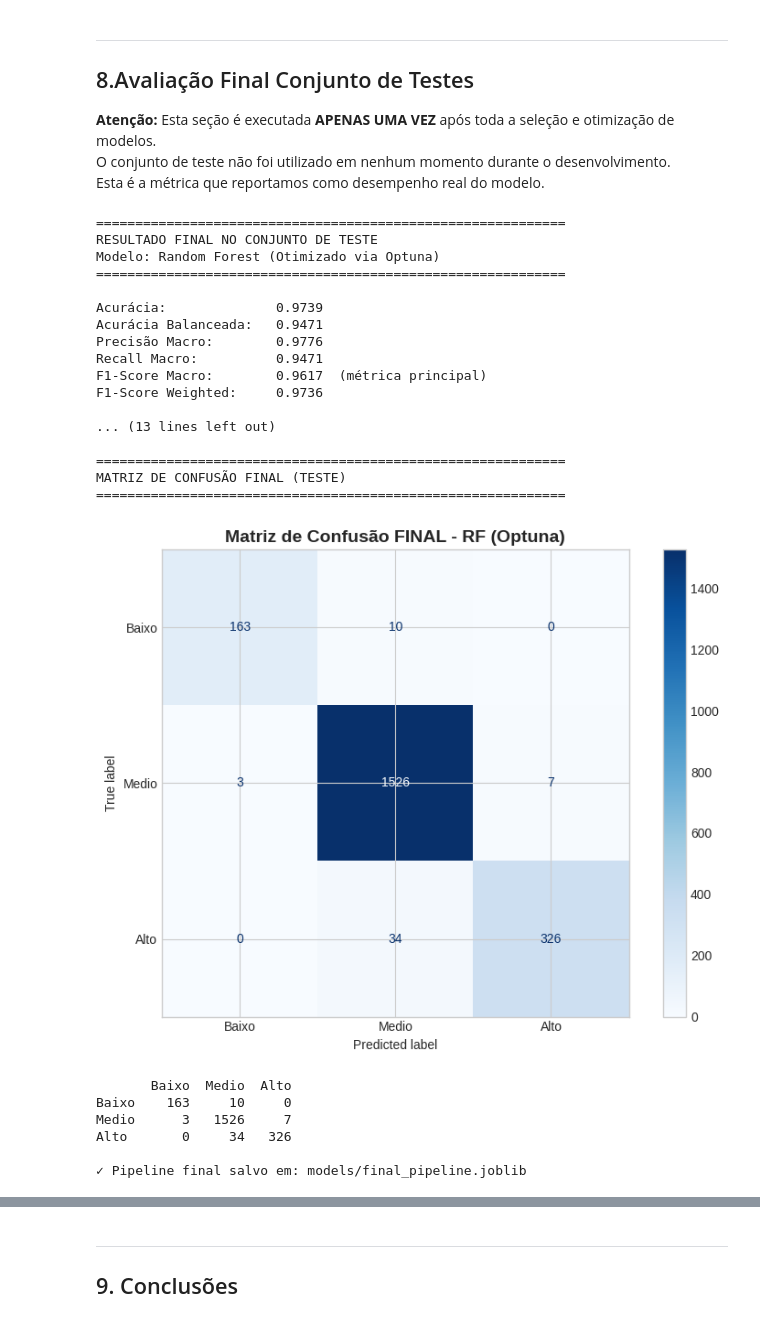
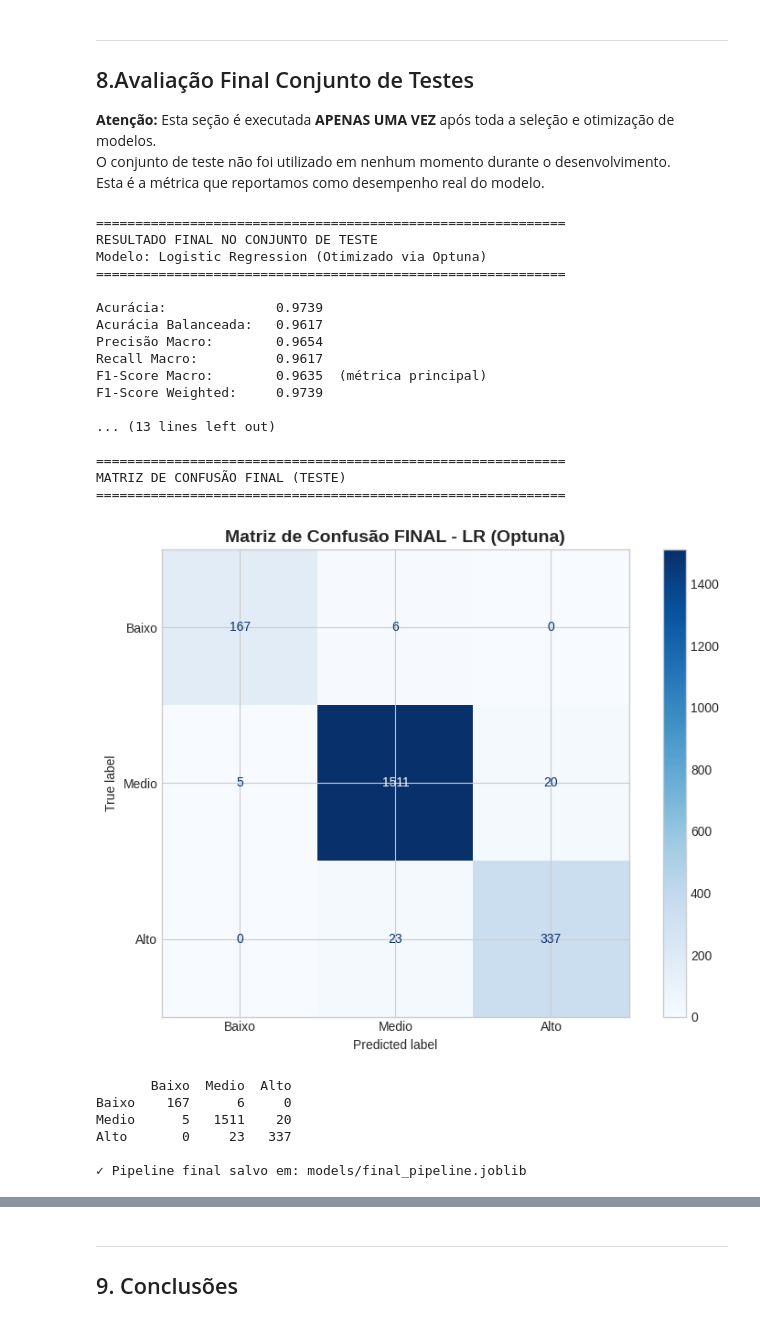
Before and after one commit to JaumGabriell/testesC318, a Jupyter notebook: notebooks/main_analysis.ipynb, the cells around one changed output, grey strips where cells are left out. Drawn from its saved outputs; the diff is of its cells as text; code cells hidden in the pictures.

```diff
--- a/notebooks/main_analysis.ipynb
+++ b/notebooks/main_analysis.ipynb
@@ -1191,17 +1191,16 @@ AUC Macro: 0.9980
 
 # Grid REDUZIDO para ≤10 combinações (máximo 50 fits com 5 folds)
 # Conforme limite explícito do enunciado: "teto de 50 avaliações"
-param_grid = {
-    'classifier__n_estimators': [100, 200],        # 2 valores
-    'classifier__max_depth': [10, 20],             # 2 valores
-    'classifier__max_features': [0.5, 1.0]         # 2 valores
+param_grid_lr = {
+    'classifier__C': [0.01, 0.1, 1, 10],        # 4 valores (contínuo)
+    'classifier__penalty': ['l2'],              # 1 valor
+    'classifier__solver': ['lbfgs', 'saga']     # 2 valores
 }
-# Total: 2 × 2 × 2 = 8 combinações × 5 folds = 40 fits (< 50)
+# Total: 4 × 1 × 2 = 8 combinações × 5 folds = 40 fits (< 50)
 
-# Pipeline com preprocessador NOVO + modelo
-pipeline_rf = Pipeline([
+pipeline_lr = Pipeline([
     ('preprocessor', create_preprocessor()),
-    ('classifier', RandomForestClassifier(random_state=SEED, n_jobs=-1))
+    ('classifier', LogisticRegression(random_state=SEED, max_iter=1000))
 ])
 
 n_combinations = 2 * 2 * 2
@@ -1215,8 +1214,8 @@ print(f"Total de fits (com 5-fold CV): {n_fits} (≤50 conforme enunciado)")
 grid_start = time.time()
 
 grid_search = GridSearchCV(
-    estimator=pipeline_rf,
-    param_grid=param_grid,
+    estimator=pipeline_lr,
+    param_grid=param_grid_lr,
     cv=StratifiedKFold(n_splits=5, shuffle=True, random_state=SEED),
     scoring='f1_macro',
     verbose=1,
@@ -1753,16 +1737,10 @@ Modelos não supervisionados salvos!
 O conjunto de teste não foi utilizado em nenhum momento durante o desenvolvimento.
 Esta é a métrica que reportamos como desempenho real do modelo.
 # %%
-# ===========================================================================
-# AVALIAÇÃO FINAL NO CONJUNTO DE TESTE (APENAS UMA VEZ!)
-# ===========================================================================
-# Usar o melhor modelo encontrado (Optuna ou GridSearch)
-# Pipeline com preprocessador para manter consistência metodológica
-
 # Criar Pipeline final com preprocessador + modelo otimizado
 final_pipeline = Pipeline([
     ('preprocessor', create_preprocessor()),
-    ('classifier', RandomForestClassifier(**best_params, random_state=SEED, n_jobs=-1))
+    ('classifier', LogisticRegression(**best_params, random_state=SEED, max_iter=1000))
 ])
 
 # Treinar no conjunto de treino completo (X_train RAW)
@@ -1782,7 +1760,7 @@ test_f1_weighted = f1_score(y_test, y_test_pred_final, average='weighted')
 
 print("="*60)
 print(f"RESULTADO FINAL NO CONJUNTO DE TESTE")
-print(f"Modelo: Random Forest (Otimizado via {best_strategy})")
+print(f"Modelo: Logistic Regression (Otimizado via {best_strategy})")
 print("="*60)
 print(f"\nAcurácia:              {test_accuracy:.4f}")
 print(f"Acurácia Balanceada:   {test_balanced_acc:.4f}")
@@ -1801,45 +1779,45 @@ print(classification_report(y_test, y_test_pred_final,
 print("\n" + "="*60)
 print("MATRIZ DE CONFUSÃO FINAL (TESTE)")
 print("="*60)
 cm_test = confusion_matrix(y_test, y_test_pred_final)
 class_names = [target_mapping[i] for i in range(len(target_mapping))]
 
 fig, ax = plt.subplots(figsize=(8, 6))
 disp = ConfusionMatrixDisplay(confusion_matrix=cm_test, display_labels=class_names)
 disp.plot(ax=ax, cmap='Blues', values_format='d')
-plt.title(f'Matriz de Confusão FINAL - RF ({best_strategy})', fontsize=14, fontweight='bold')
+plt.title(f'Matriz de Confusão FINAL - LR ({best_strategy})', fontsize=14, fontweight='bold')
 plt.tight_layout()
 plt.savefig('../reports/confusion_matrix_test_FINAL.png', dpi=150, bbox_inches='tight')
 plt.show()
 
 print(pd.DataFrame(cm_test, index=class_names, columns=class_names))
 
 # Salvar pipeline final
 joblib.dump(final_pipeline, '../models/final_pipeline.joblib')
 print(f"\n✓ Pipeline final salvo em: models/final_pipeline.joblib")
 # %% [output]
 ============================================================
 RESULTADO FINAL NO CONJUNTO DE TESTE
-Modelo: Random Forest (Otimizado via Optuna)
+Modelo: Logistic Regression (Otimizado via Optuna)
 ============================================================
 
 Acurácia:              0.9739
-Acurácia Balanceada:   0.9471
-Precisão Macro:        0.9776
-Recall Macro:          0.9471
-F1-Score Macro:        0.9617  (métrica principal)
-F1-Score Weighted:     0.9736
+Acurácia Balanceada:   0.9617
+Precisão Macro:        0.9654
+Recall Macro:          0.9617
+F1-Score Macro:        0.9635  (métrica principal)
+F1-Score Weighted:     0.9739
 
 ... (13 lines left out)
 
 ============================================================
 MATRIZ DE CONFUSÃO FINAL (TESTE)
 ============================================================
-[figure, old version]
+[figure, new version]
        Baixo  Medio  Alto
-Baixo    163     10     0
-Medio      3   1526     7
-Alto       0     34   326
+Baixo    167      6     0
+Medio      5   1511    20
+Alto       0     23   337
 
 ✓ Pipeline final salvo em: models/final_pipeline.joblib
 # %%
```
Also changed, not shown: parts of 18 cells of this notebook, 4 other files.
